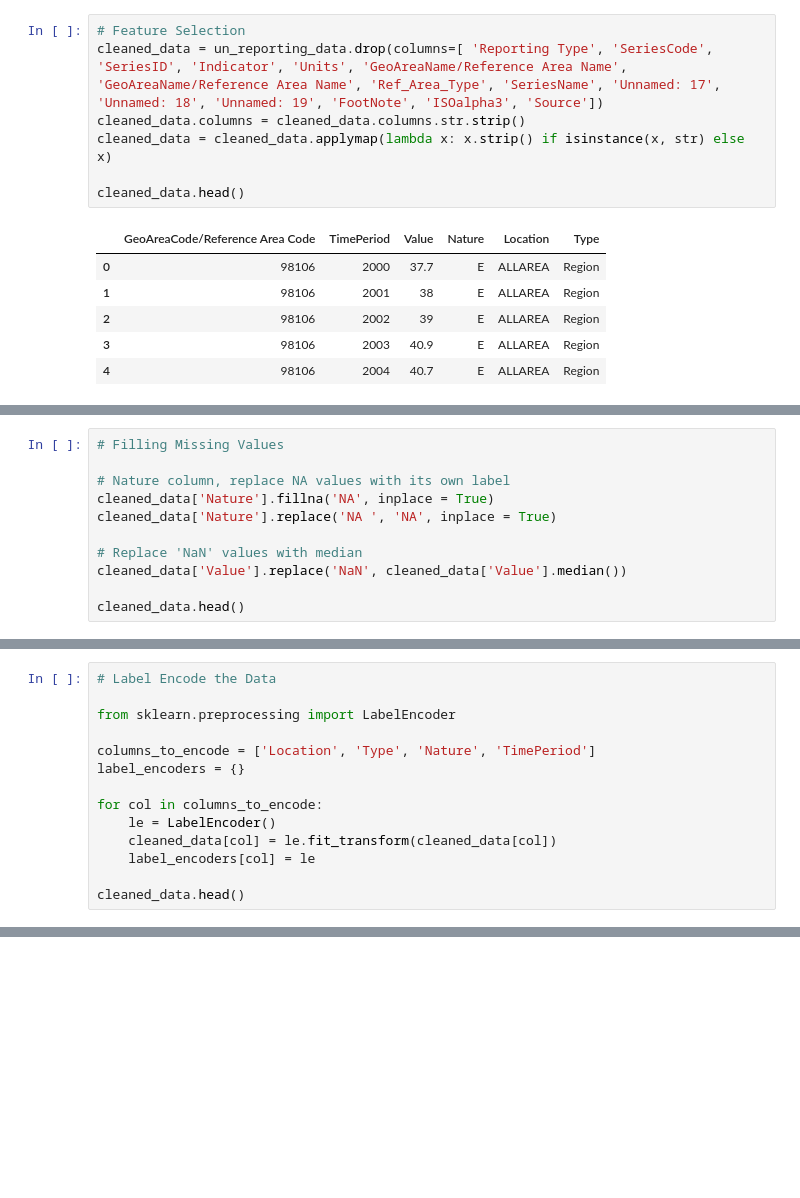
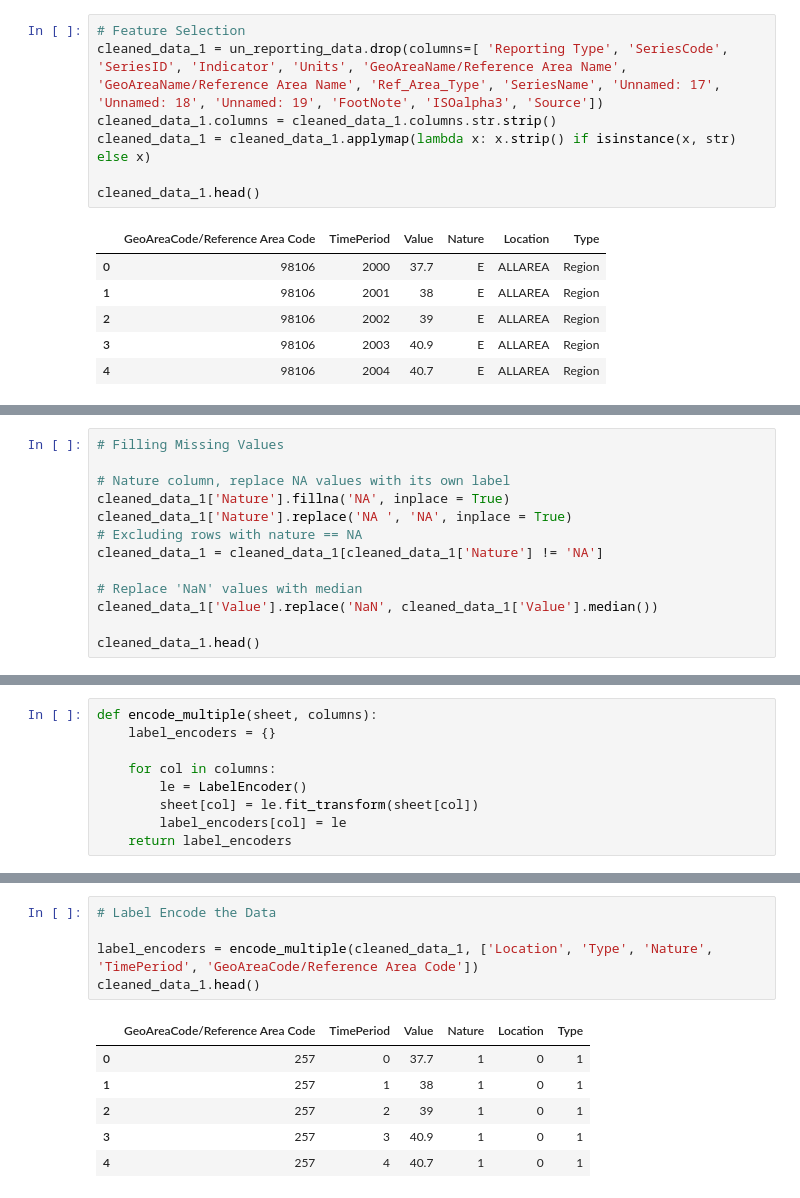
Before and after one commit to MrSaltyFish/gskillsWorkshopAI, a Jupyter notebook: finalProject/finalProject.ipynb, the cells around one changed output, grey strips where cells are left out. Saved outputs shown, nothing was run; the diff lists cells and outputs as text; blank space fills up the shorter version.

```diff
--- a/finalProject/finalProject.ipynb
+++ b/finalProject/finalProject.ipynb
@@ -21,11 +26,11 @@ data.sheet_names
 un_reporting_data = data.parse('UN reporting')
 # %%
 # Feature Selection
-cleaned_data = un_reporting_data.drop(columns=[ 'Reporting Type', 'SeriesCode', 'SeriesID', 'Indicator', 'Units', 'GeoAreaName/Reference Area Name', 'GeoAreaName/Reference Area Name', 'Ref_Area_Type', 'SeriesName', 'Unnamed: 17', 'Unnamed: 18', 'Unnamed: 19', 'FootNote', 'ISOalpha3', 'Source'])
-cleaned_data.columns = cleaned_data.columns.str.strip()
-cleaned_data = cleaned_data.applymap(lambda x: x.strip() if isinstance(x, str) else x)
+cleaned_data_1 = un_reporting_data.drop(columns=[ 'Reporting Type', 'SeriesCode', 'SeriesID', 'Indicator', 'Units', 'GeoAreaName/Reference Area Name', 'GeoAreaName/Reference Area Name', 'Ref_Area_Type', 'SeriesName', 'Unnamed: 17', 'Unnamed: 18', 'Unnamed: 19', 'FootNote', 'ISOalpha3', 'Source'])
+cleaned_data_1.columns = cleaned_data_1.columns.str.strip()
+cleaned_data_1 = cleaned_data_1.applymap(lambda x: x.strip() if isinstance(x, str) else x)
 
-cleaned_data.head()
+cleaned_data_1.head()
 # %% [output]
 |  | GeoAreaCode/Reference Area Code | TimePeriod | Value | Nature | Location | Type |
 | 0 | 98106 | 2000 | 37.7 | E | ALLAREA | Region |
@@ -47,13 +52,15 @@ dtype: int64
 # Filling Missing Values
 
 # Nature column, replace NA values with its own label
-cleaned_data['Nature'].fillna('NA', inplace = True)
-cleaned_data['Nature'].replace('NA ', 'NA', inplace = True)
+cleaned_data_1['Nature'].fillna('NA', inplace = True)
+cleaned_data_1['Nature'].replace('NA ', 'NA', inplace = True)
+# Excluding rows with nature == NA
+cleaned_data_1 = cleaned_data_1[cleaned_data_1['Nature'] != 'NA']
 
 # Replace 'NaN' values with median
-cleaned_data['Value'].replace('NaN', cleaned_data['Value'].median())
+cleaned_data_1['Value'].replace('NaN', cleaned_data_1['Value'].median())
 
-cleaned_data.head()
+cleaned_data_1.head()
 # %% [output]
 The behavior will change in pandas 3.0. This inplace method will never work because the intermediate object on which we are setting values always behaves as a copy.
 
@@ -110,14 +85,9 @@ Type : 2
 # %%
-# Label Encode the Data
+def encode_multiple(sheet, columns):
+    label_encoders = {}
 
-from sklearn.preprocessing import LabelEncoder
-
-columns_to_encode = ['Location', 'Type', 'Nature', 'TimePeriod']
-label_encoders = {}
-
-for col in columns_to_encode:
-    le = LabelEncoder()
-    cleaned_data[col] = le.fit_transform(cleaned_data[col])
-    label_encoders[col] = le
-
-cleaned_data.head()
+    for col in columns:
+        le = LabelEncoder()
+        sheet[col] = le.fit_transform(sheet[col])
+        label_encoders[col] = le
+    return label_encoders
@@ -130,0 +117,12 @@ cleaned_data.head()
+# %%
+# Label Encode the Data
+
+label_encoders = encode_multiple(cleaned_data_1, ['Location', 'Type', 'Nature', 'TimePeriod', 'GeoAreaCode/Reference Area Code'])
+cleaned_data_1.head()
+# %% [output]
+|  | GeoAreaCode/Reference Area Code | TimePeriod | Value | Nature | Location | Type |
+| 0 | 257 | 0 | 37.7 | 1 | 0 | 1 |
+| 1 | 257 | 1 | 38 | 1 | 0 | 1 |
+| 2 | 257 | 2 | 39 | 1 | 0 | 1 |
+| 3 | 257 | 3 | 40.9 | 1 | 0 | 1 |
+| 4 | 257 | 4 | 40.7 | 1 | 0 | 1 |
```
Also changed, not shown: parts of 22 cells of this notebook, 13 other files.
